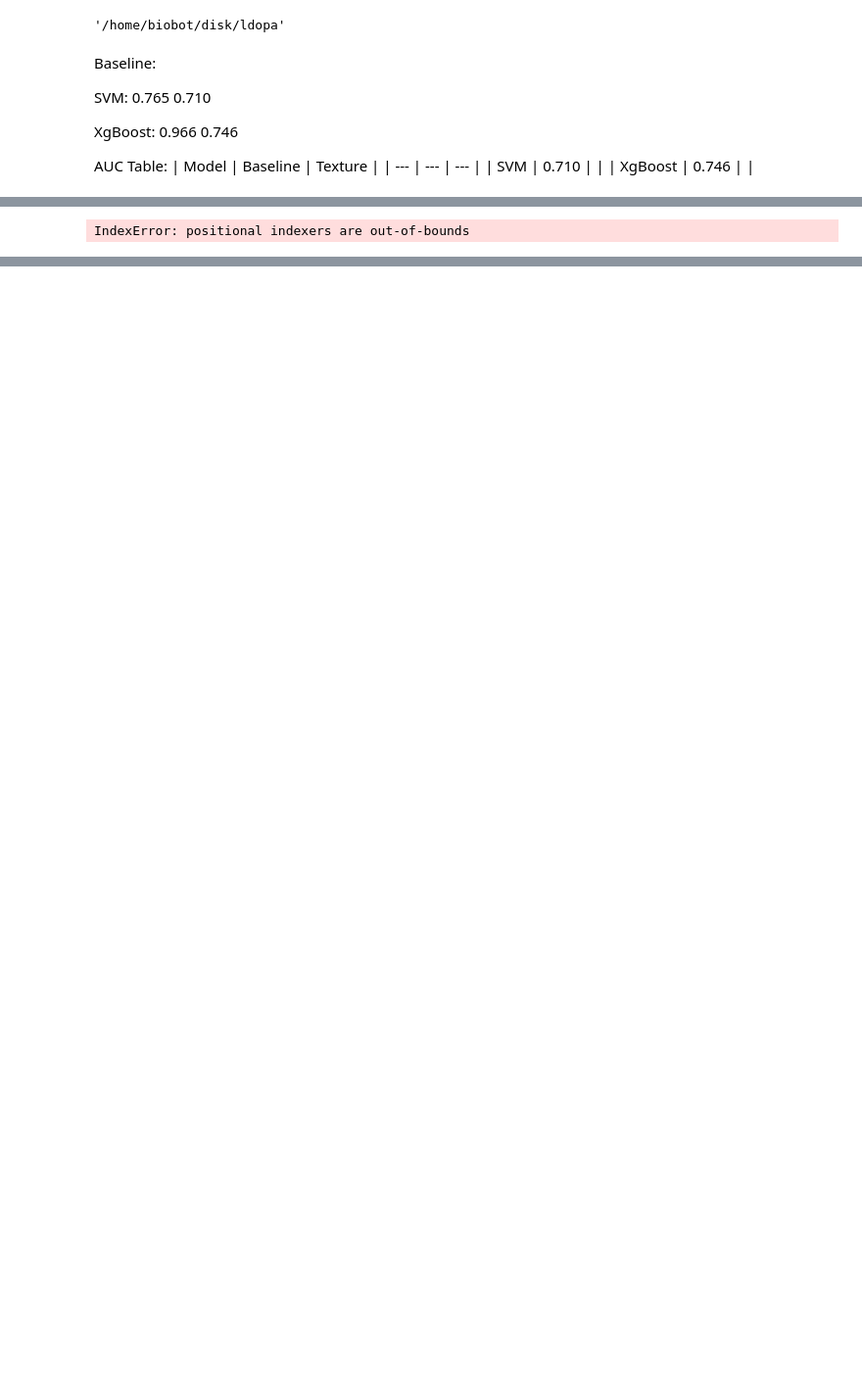
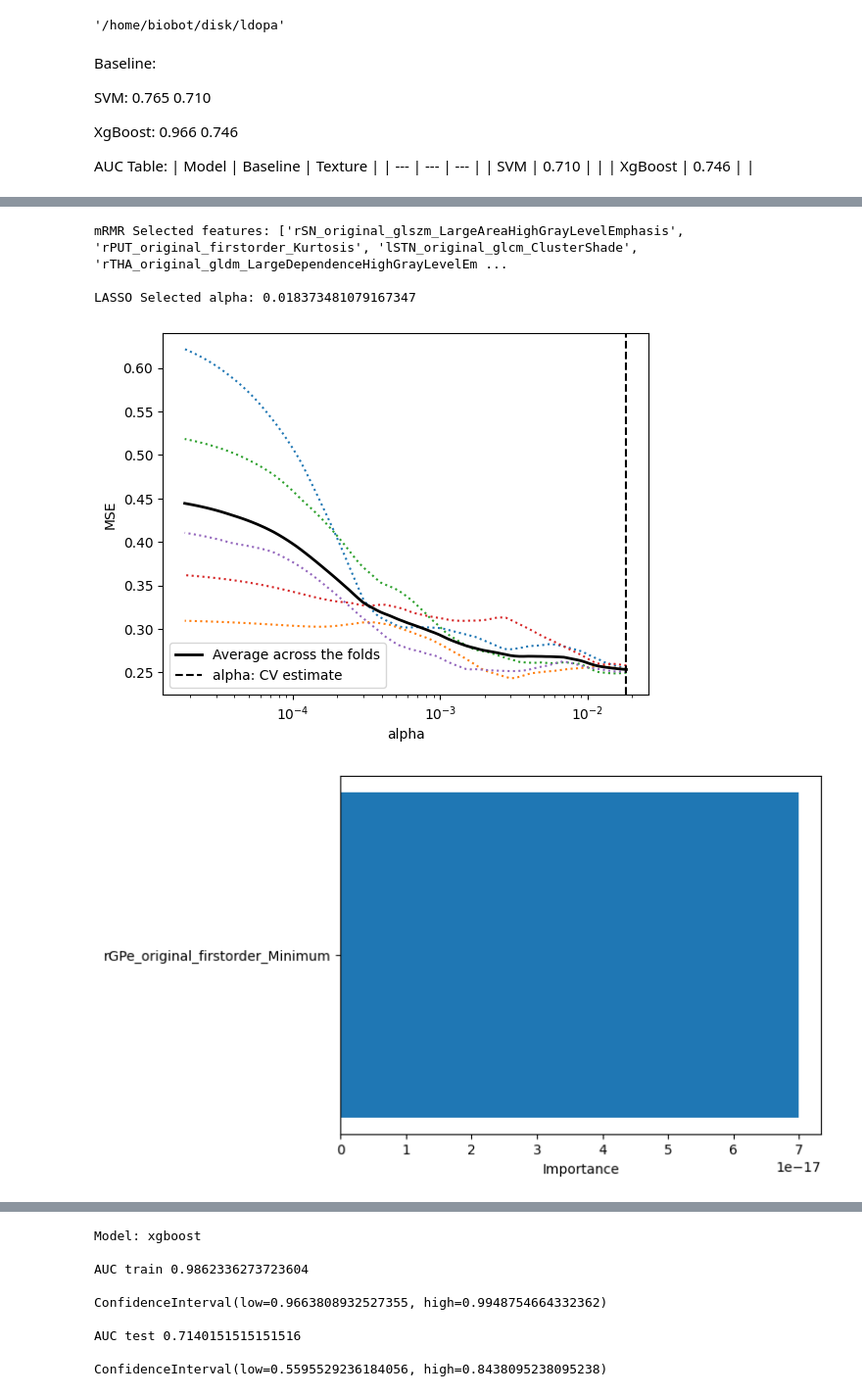
Before and after one commit to b1060t/LdopaPrediction, a Jupyter notebook: code/proc.ipynb, the cells around one changed output, grey strips where cells are left out. Shown: that part at 98% size. Drawn from its saved outputs; the diff is of its cells as text; code cells hidden in the pictures; blank space fills up the shorter version.

```diff
--- a/code/proc.ipynb
+++ b/code/proc.ipynb
@@ -20,7 +20,7 @@ AUC Table:
 | SVM | 0.710 |  |
 | XgBoost | 0.746 |  |
 # %%
-run('pat_data', ['classification/2'], [['ica_feature_online']], print, plot_flag=True, feature_selection=True)
+run('pat_data', ['classification/2'], [['t1_radiomic']], print, plot_flag=True, feature_selection=True)
 # %% [output]
 Task: classification/2
 
@@ -28,12 +28,16 @@ Feature: ['ica_feature_online']
 
 SEX chi2 p: 0.5414803876006902
 CAT chi2 p: 0.9510706628888684
 AGE Normaltest p_train: [0.07505303], p_test: [0.48389882]
 AGE t-test p: Ttest_indResult(statistic=array([1.54953415]), pvalue=array([0.12271054]))
 NUPDR3OF Normaltest p_train: [0.01407325], p_test: [0.53859285]
 NUPDR3OF ranksums p: RanksumsResult(statistic=array([0.53408144]), pvalue=array([0.59328519]))
 LEDD Normaltest p_train: [2.56158925e-12], p_test: [0.1798008]
 LEDD ranksums p: RanksumsResult(statistic=array([0.51837316]), pvalue=array([0.60419794]))
 DURATION Normaltest p_train: [0.00553476], p_test: [0.13860719]
 DURATION ranksums p: RanksumsResult(statistic=array([-0.45554005]), pvalue=array([0.64872076]))
-IndexError: positional indexers are out-of-bounds
+mRMR Selected features: ['rSN_original_glszm_LargeAreaHighGrayLevelEmphasis', 'rPUT_original_firstorder_Kurtosis', 'lSTN_original_glcm_ClusterShade', 'rTHA_original_gldm_LargeDependenceHighGrayLevelEm ...
+
+LASSO Selected alpha: 0.018373481079167347
+[figure, added]
+[figure, added]
@@ -39,0 +59,9 @@ IndexError: positional indexers are out-of-bounds
+Model: xgboost
+
+AUC train 0.9862336273723604
+
+ConfidenceInterval(low=0.9663808932527355, high=0.9948754664332362)
+
+AUC test 0.7140151515151516
+
+ConfidenceInterval(low=0.5595529236184056, high=0.8438095238095238)
```
Also changed, not shown: parts of 1 cell of this notebook, 4 other files.
